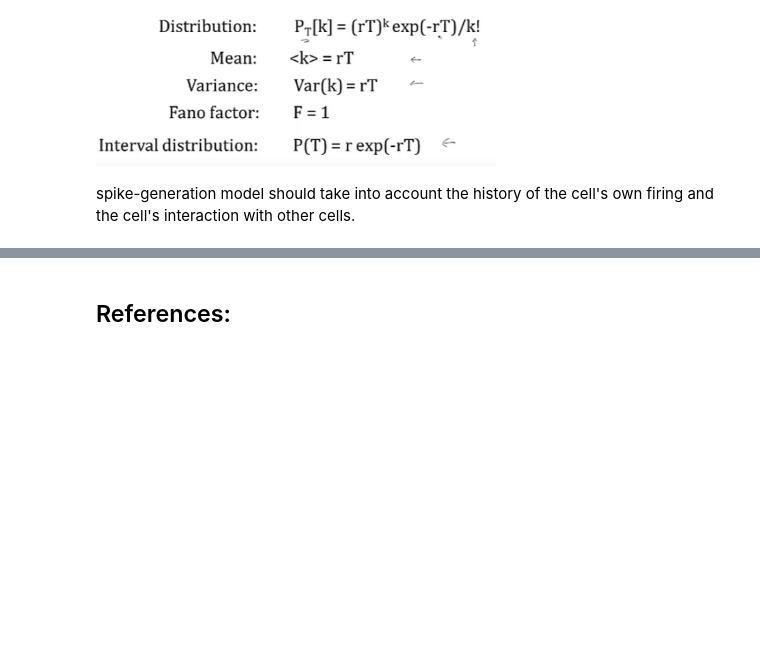
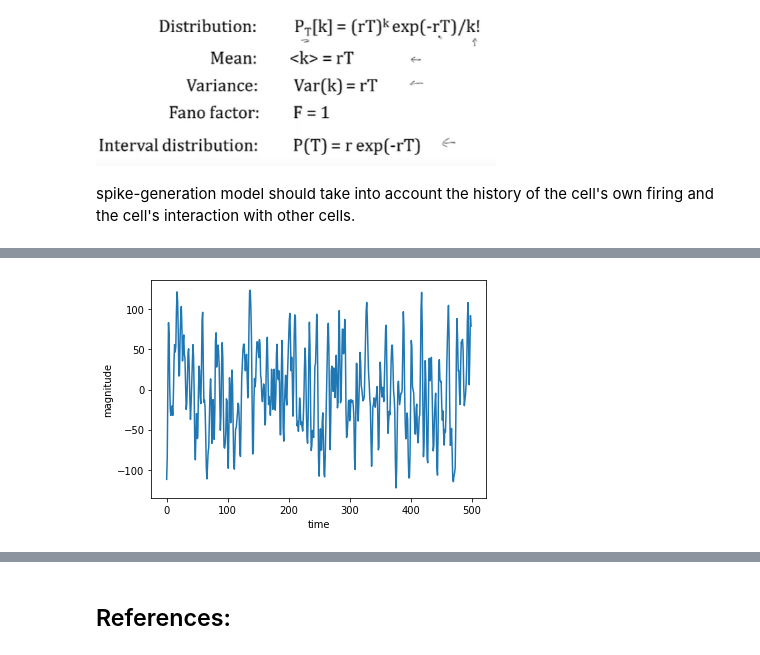
Before and after one commit to mhmdrdwn/com-neuro, a Jupyter notebook: week2.ipynb, the cells around one changed output, grey strips where cells are left out. Saved outputs shown, nothing was run; the diff lists cells and outputs as text; code cells hidden in the pictures; blank space fills up the shorter version.

```diff
--- a/week2.ipynb
+++ b/week2.ipynb
@@ -249,0 +266,20 @@ spike-generation model should take into account the history of the cell's own fi
+# %%
+import pickle
+
+FILENAME = 'c1p8.pickle'
+
+with open(FILENAME, 'rb') as f:
+    data = pickle.load(f)
+
+stim = data['stim']
+rho = data['rho']
+#stim: stimulus time-series
+#rho: spike-train time-series
+#num_timesteps: how many timesteps to use in STA
+# %%
+plt.xlabel('time')
+plt.ylabel('magnitude')
+plt.plot(stim[0:500])
+plt.show()
+# %% [output]
+[figure, added]
```
Also changed, not shown: parts of 11 cells of this notebook.
